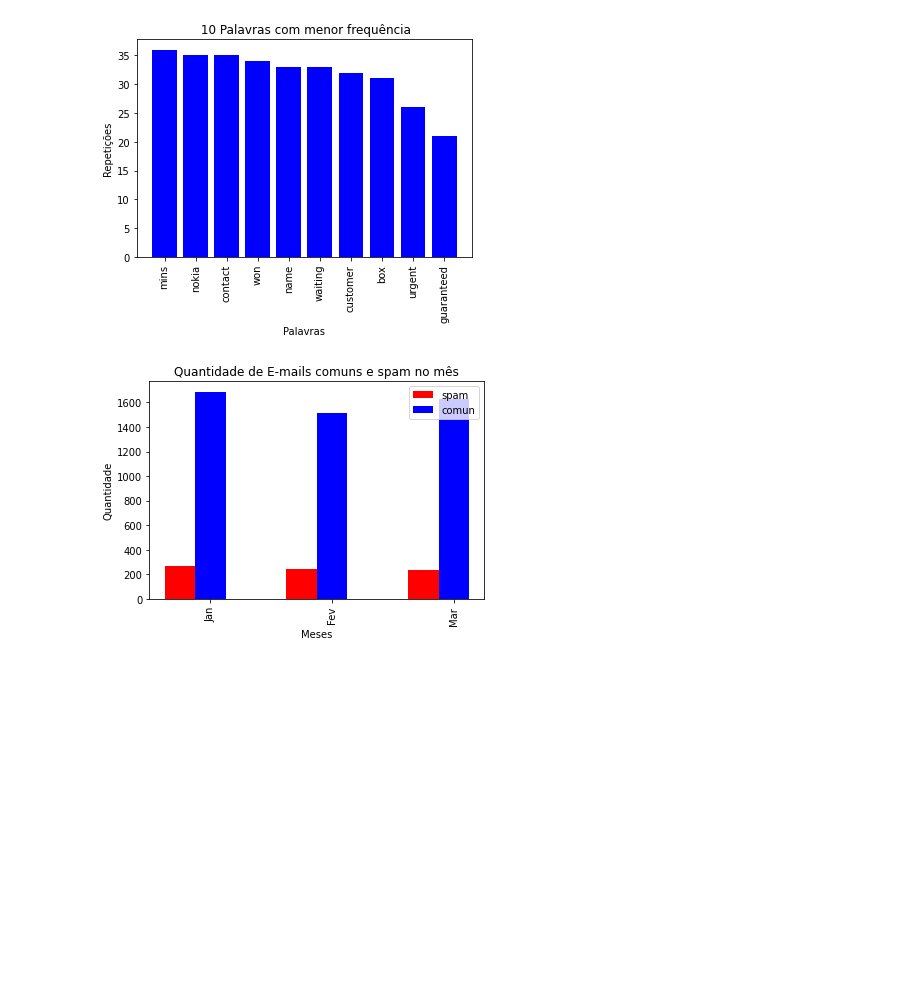
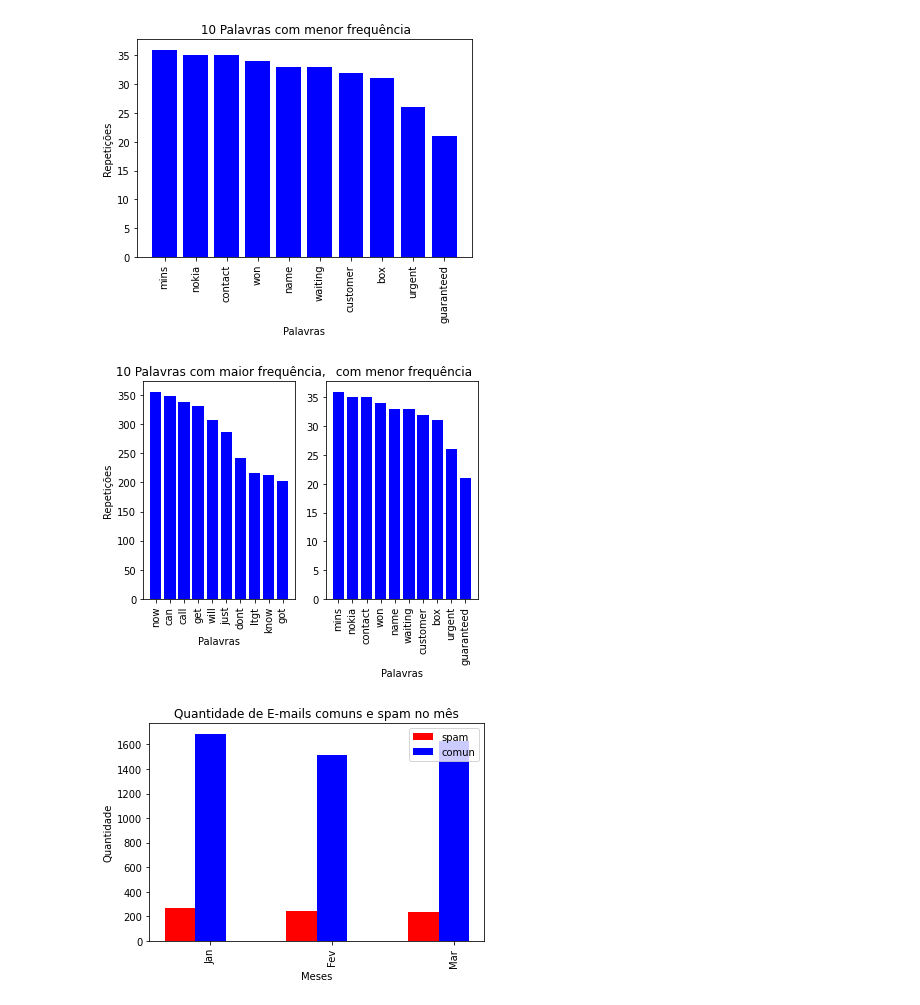
Before and after one commit to Gehlen05/sms-classifier-senior-sistemas, a Jupyter notebook: sms_classifier_estatisticas_senior_sistemas.ipynb, the cells around one changed output. Cells and saved outputs as stored; diff of their text form; code cells hidden in the pictures; blank space fills up the shorter version.

```diff
--- a/sms_classifier_estatisticas_senior_sistemas.ipynb
+++ b/sms_classifier_estatisticas_senior_sistemas.ipynb
@@ -73,6 +73,22 @@ plt.title(" 10 Palavras com menor frequência")
 plt.show()
 # %% [output]
 [figure]
+# %%
+plt.subplot(1, 2, 1)
+plt.bar(valores_agrupados_somados.keys()[:10], valores_agrupados_somados[:10] , color = 'blue')
+plt.ylabel("Repetições")
+plt.xlabel("Palavras")
+plt.xticks(rotation=90)
+plt.title(" 10 Palavras com maior frequência,")
+
+plt.subplot(1, 2, 2)
+plt.bar(valores_agrupados_somados.keys()[-10:], valores_agrupados_somados[-10:] , color = 'blue')
+plt.xlabel("Palavras")
+plt.xticks(rotation=90)
+plt.title(" com menor frequência")
+plt.show()
+# %% [output]
+[figure, added]
 # %%
 df['Date'] = pd.to_datetime(df['Date'])
 df['Date'] = df['Date'].dt.strftime('%Y-%m-%d')
```
Also changed, not shown: parts of 1 cell of this notebook.
